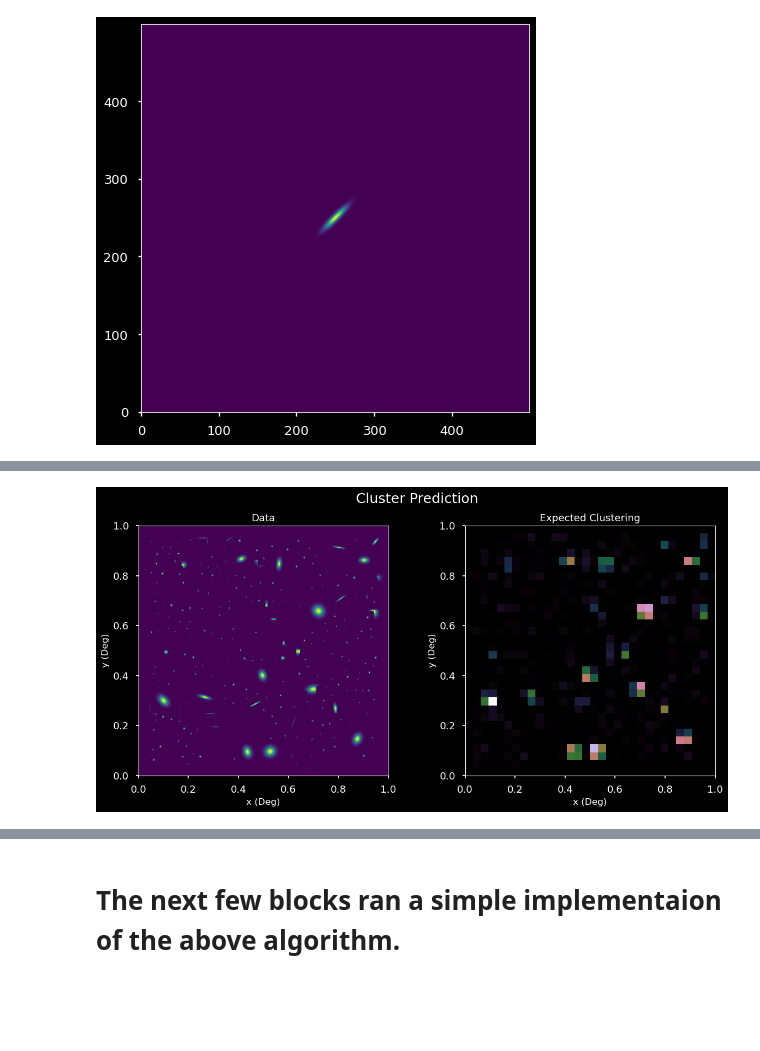
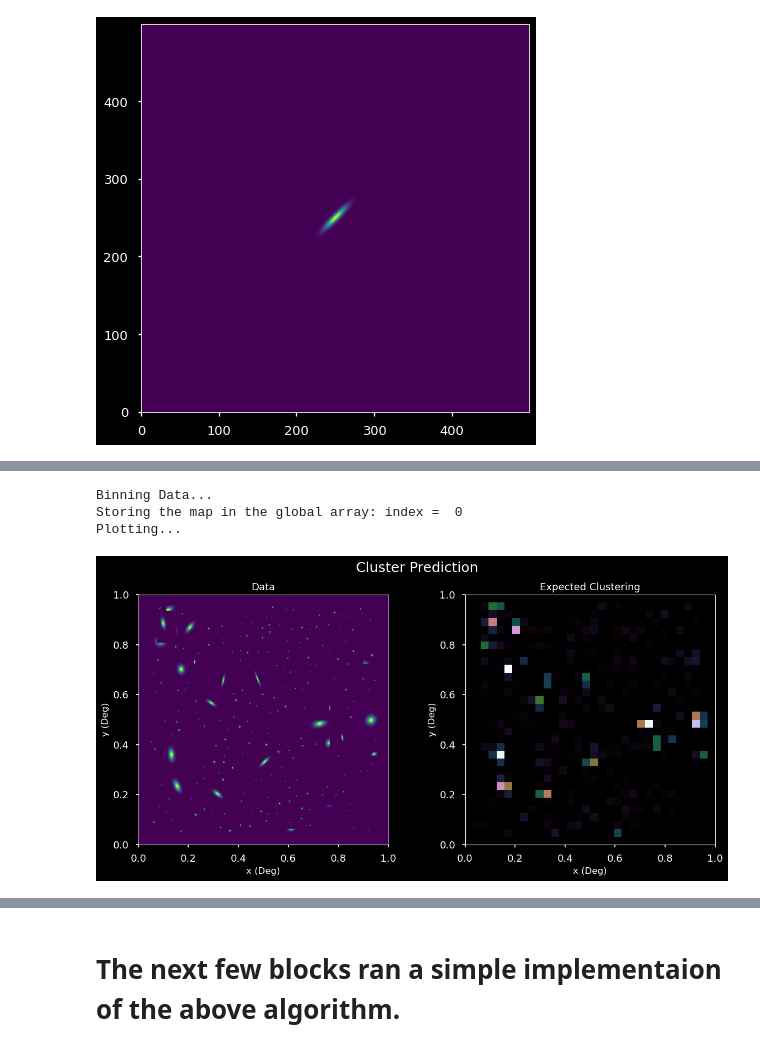
Before and after one commit to sparxastronomy/Cluster-Detection, a Jupyter notebook: test.ipynb, the cells around one changed output, grey strips where cells are left out. Cells and saved outputs as stored; diff of their text form; code cells hidden in the pictures; blank space fills up the shorter version.

```diff
--- a/test.ipynb
+++ b/test.ipynb
@@ -85,13 +85,18 @@ plt.imshow(a, origin='lower')
 # function to generate mock stars and galaxies
 
 def MockData(bkg, nos, star_no, gal_no, star_size, gal_size):
-    # bkg = background data
-    # nos = number of sample
-    # star_no = number of stars
-    # gal_no = number of galaxies
-    # gal_size = size of each galaxy (must me array of type [x_spred,y_spred])
-    # star_size = size of each star (must me array of type [x_spred,y_spred])
+    """
+    bkg = background data
+    nos = number of sample
+    star_no = number of stars
+    gal_no = number of galaxies
+    gal_size = size of each galaxy (must me array of type [x_spred,y_spred])
+    star_size = size of each star (must me array of type [x_spred,y_spred])
 
+    Returns:
+    ==============
+    bkg = background data with stars and galaxies (NP array)
+    """
 
     # checking input parameters
     if nos != star_no + gal_no:
@@ -135,23 +140,39 @@ def MockData(bkg, nos, star_no, gal_no, star_size, gal_size):
 
         return bkg
 # %%
-def SingleBinPlot(data, bins):
+# defining some global arrays
+maps = []
+
+def SingleBinPlot(data, bins, verbose=False):
+    """
+    Description: Needs to be updated
+    """
+    ## Computing the histogram
     # intializing the density map
     des_map = np.zeros((bins, bins))
 
     # getting breakpoints
-    m,n,r = data.shape
+    m,n = data.shape
     x = np.linspace(0,m,bins+1)
     y = np.linspace(0,n,bins+1)
 
     # getting the binned data
+    if verbose:
+        print('Binning Data...')
     for i in range(bins):
         for j in range(bins):
             des_map[i,j] = np.sum(data[int(x[i]):int(x[i+1]),int(y[j]):int(y[j+1])])
 
+    # adding the map to a global array
+    print("Storing the map in the global array: index = ", len(maps))
+    maps.append(des_map)
+
+    ## Plotting the data
     plt.rcParams["font.family"] = 'sans-serif'
     plt.style.use('seaborn-talk')
 
+    if verbose:
+        print('Plotting...')
     fig, ax = plt.subplots(1,2,figsize=(14,6), dpi=100, gridspec_kw={'wspace':0.2})
     ax[0].imshow(data, origin='lower', extent=[0,ang_res,0,ang_res])
     #ax[0].vlines(x,linestyle='--',color='red')
@@ -168,9 +189,10 @@ def SingleBinPlot(data, bins):
         ax[i].set_ylabel('y (Deg)',fontsize=12);
         ax[i].grid(False)
     fig.suptitle('Cluster Prediction', fontsize=18);
+    return des_map
 # %%
-#generated_sample = MockData(bkg_data,nos=500,star_no=480,gal_no=20,star_size=[0.1,0.1],gal_size=[0.3,0.3])
-#plt.figure(figsize=(10,10), dpi=100)
+generated_sample = MockData(bkg_data,nos=500,star_no=480,gal_no=20,star_size=[0.1,0.1],gal_size=[0.3,0.3])
+plt.figure(figsize=(6,6), dpi=100)
 plt.imshow(generated_sample, origin='lower',cmap='gray', extent=[0,ang_res,0,ang_res])
 
 plt.xlabel('x (Deg)',fontsize=12);
@@ -181,4 +203,7 @@ plt.ylabel('y (Deg)',fontsize=12);
 # %%
-SingleBinPlot(generated_sample,bins=32)
+m1 = SingleBinPlot(generated_sample,bins=32,verbose=True)
 # %% [output]
+Binning Data...
+Storing the map in the global array: index =  0
+Plotting...
-[figure, old version]
+[figure, new version]
```
Also changed, not shown: parts of 5 cells of this notebook, 2 other files.
